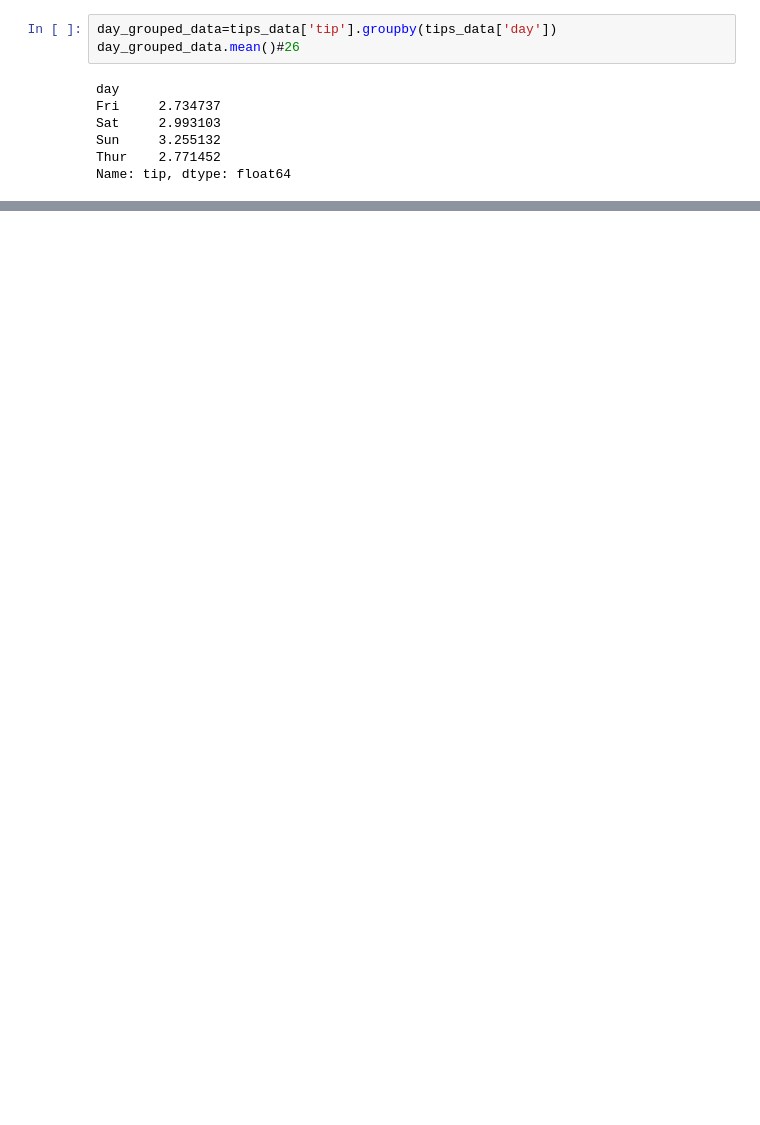
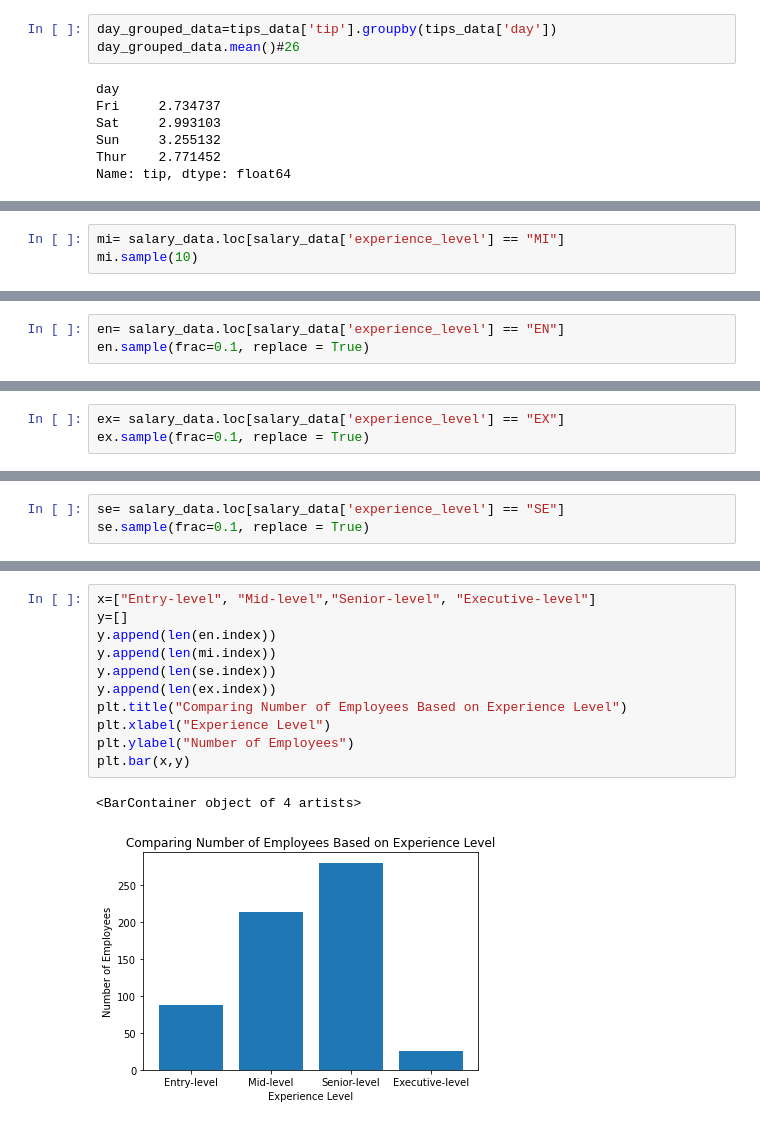
Before and after one commit to Shusmoy108/Data-Mining, a Jupyter notebook: HW01.ipynb, the cells around one changed output, grey strips where cells are left out. Drawn from its saved outputs; the diff is of its cells as text; blank space fills up the shorter version.

```diff
--- a/HW01.ipynb
+++ b/HW01.ipynb
@@ -269,0 +294,3 @@ plt.axis('equal')
+# %%
+mi= salary_data.loc[salary_data['experience_level'] == "MI"]
+mi.sample(10)
@@ -269,0 +309,3 @@ plt.axis('equal')
+# %%
+en= salary_data.loc[salary_data['experience_level'] == "EN"]
+en.sample(frac=0.1, replace = True)
@@ -269,0 +323,3 @@ plt.axis('equal')
+# %%
+ex= salary_data.loc[salary_data['experience_level'] == "EX"]
+ex.sample(frac=0.1, replace = True)
@@ -269,0 +331,3 @@ plt.axis('equal')
+# %%
+se= salary_data.loc[salary_data['experience_level'] == "SE"]
+se.sample(frac=0.1, replace = True)
@@ -269,0 +361,14 @@ plt.axis('equal')
+# %%
+x=["Entry-level", "Mid-level","Senior-level", "Executive-level"]
+y=[]
+y.append(len(en.index))
+y.append(len(mi.index))
+y.append(len(se.index))
+y.append(len(ex.index))
+plt.title("Comparing Number of Employees Based on Experience Level")
+plt.xlabel("Experience Level")
+plt.ylabel("Number of Employees")
+plt.bar(x,y)
+# %% [output]
+<BarContainer object of 4 artists>
+[figure, added]
```
Also changed, not shown: parts of 51 cells of this notebook.
